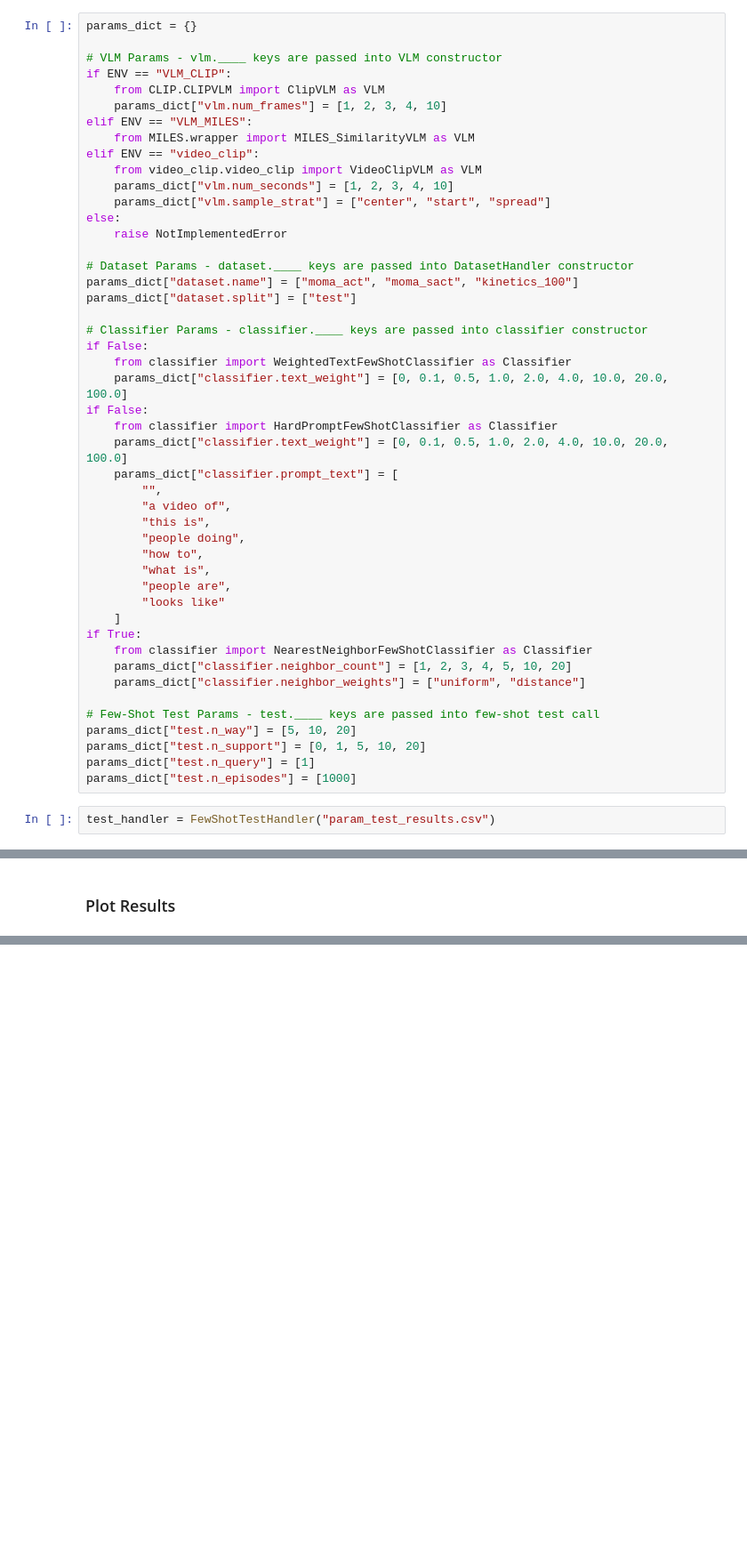
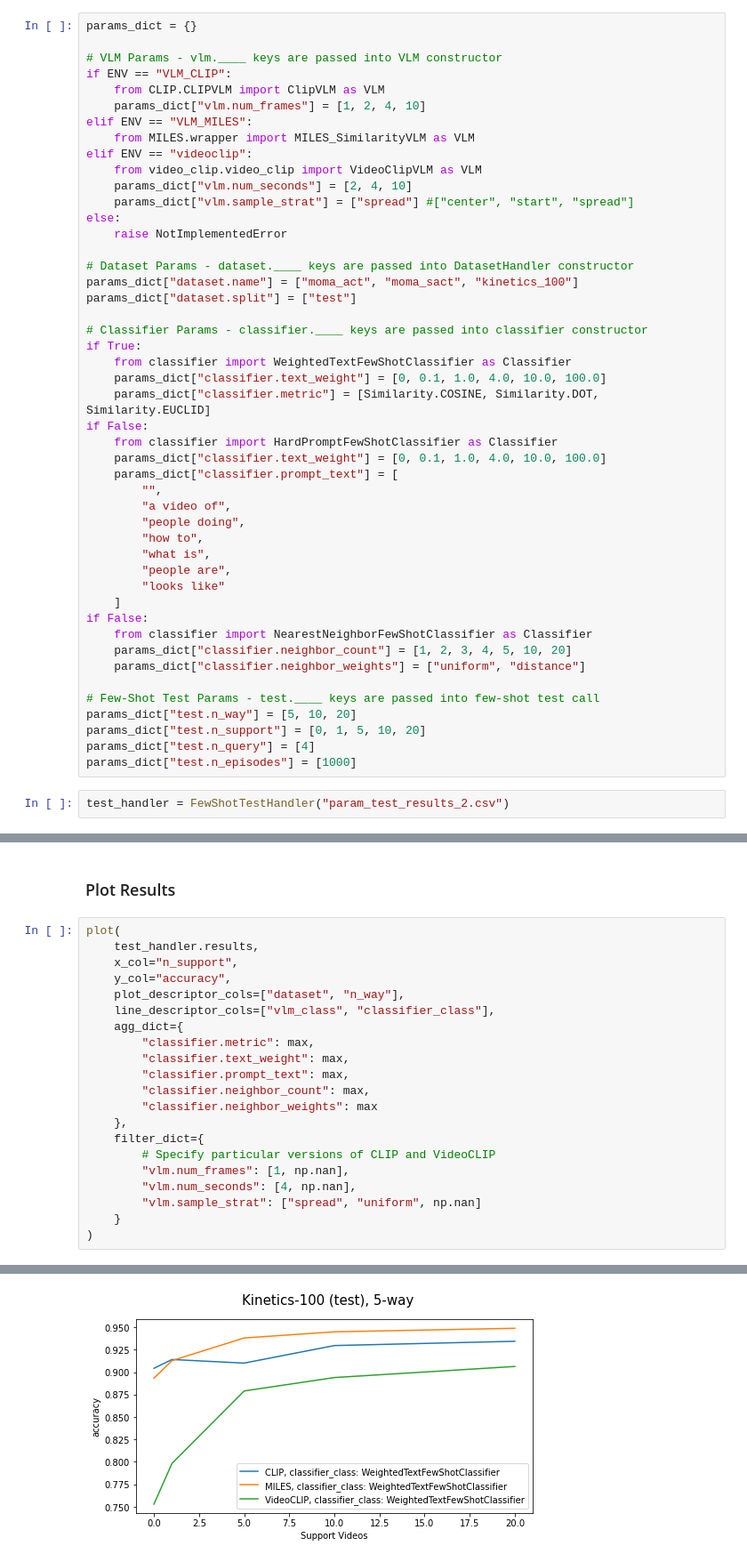
Before and after one commit to zanedurante/vlm_benchmark, a Jupyter notebook: vlm_param_tests.ipynb, the cells around one changed output, grey strips where cells are left out. Shown at 89% size. Cells and saved outputs as stored; diff of their text form; blank space fills up the shorter version.

Commit message:
Distance Metric Bugfix

```diff
--- a/vlm_param_tests.ipynb
+++ b/vlm_param_tests.ipynb
@@ -19,13 +20,13 @@ params_dict = {}
 # VLM Params - vlm.____ keys are passed into VLM constructor
 if ENV == "VLM_CLIP":
     from CLIP.CLIPVLM import ClipVLM as VLM
-    params_dict["vlm.num_frames"] = [1, 2, 3, 4, 10]
+    params_dict["vlm.num_frames"] = [1, 2, 4, 10]
 elif ENV == "VLM_MILES":
     from MILES.wrapper import MILES_SimilarityVLM as VLM
-elif ENV == "video_clip":
+elif ENV == "videoclip":
     from video_clip.video_clip import VideoClipVLM as VLM
-    params_dict["vlm.num_seconds"] = [1, 2, 3, 4, 10]
-    params_dict["vlm.sample_strat"] = ["center", "start", "spread"]
+    params_dict["vlm.num_seconds"] = [2, 4, 10]
+    params_dict["vlm.sample_strat"] = ["spread"] #["center", "start", "spread"]
 else:
     raise NotImplementedError
 
@@ -34,23 +35,23 @@ params_dict["dataset.name"] = ["moma_act", "moma_sact", "kinetics_100"]
 params_dict["dataset.split"] = ["test"]
 
 # Classifier Params - classifier.____ keys are passed into classifier constructor
-if False:
+if True:
     from classifier import WeightedTextFewShotClassifier as Classifier
-    params_dict["classifier.text_weight"] = [0, 0.1, 0.5, 1.0, 2.0, 4.0, 10.0, 20.0, 100.0]
+    params_dict["classifier.text_weight"] = [0, 0.1, 1.0, 4.0, 10.0, 100.0]
+    params_dict["classifier.metric"] = [Similarity.COSINE, Similarity.DOT, Similarity.EUCLID]
 if False:
     from classifier import HardPromptFewShotClassifier as Classifier
-    params_dict["classifier.text_weight"] = [0, 0.1, 0.5, 1.0, 2.0, 4.0, 10.0, 20.0, 100.0]
+    params_dict["classifier.text_weight"] = [0, 0.1, 1.0, 4.0, 10.0, 100.0]
     params_dict["classifier.prompt_text"] = [
         "",
         "a video of",
-        "this is",
         "people doing",
         "how to",
         "what is",
         "people are",
         "looks like"
     ]
-if True:
+if False:
     from classifier import NearestNeighborFewShotClassifier as Classifier
     params_dict["classifier.neighbor_count"] = [1, 2, 3, 4, 5, 10, 20]
     params_dict["classifier.neighbor_weights"] = ["uniform", "distance"]
@@ -58,10 +59,10 @@ if True:
 # Few-Shot Test Params - test.____ keys are passed into few-shot test call
 params_dict["test.n_way"] = [5, 10, 20]
 params_dict["test.n_support"] = [0, 1, 5, 10, 20]
-params_dict["test.n_query"] = [1]
+params_dict["test.n_query"] = [4]
 params_dict["test.n_episodes"] = [1000]
 # %%
-test_handler = FewShotTestHandler("param_test_results.csv")
+test_handler = FewShotTestHandler("param_test_results_2.csv")
 # %%
 vlm = None
 cur_vlm_params = None
@@ -116,2 +146,24 @@ ValueError: Expected n_neighbors <= n_samples,  but n_samples = 5, n_neighbors =
 # %% [markdown]
 ### Plot Results
+# %%
+plot(
+    test_handler.results,
+    x_col="n_support",
+    y_col="accuracy",
+    plot_descriptor_cols=["dataset", "n_way"],
+    line_descriptor_cols=["vlm_class", "classifier_class"],
+    agg_dict={
+        "classifier.metric": max,
+        "classifier.text_weight": max,
+        "classifier.prompt_text": max,
+        "classifier.neighbor_count": max,
+        "classifier.neighbor_weights": max
+    },
+    filter_dict={
+        # Specify particular versions of CLIP and VideoCLIP
+        "vlm.num_frames": [1, np.nan],
+        "vlm.num_seconds": [4, np.nan],
+        "vlm.sample_strat": ["spread", "uniform", np.nan]
+    }
+)
+# %% [output]
@@ -117,0 +172 @@ ValueError: Expected n_neighbors <= n_samples,  but n_samples = 5, n_neighbors =
+[figure, added]
```
Also changed, not shown: parts of 8 cells of this notebook, 3 other files.
